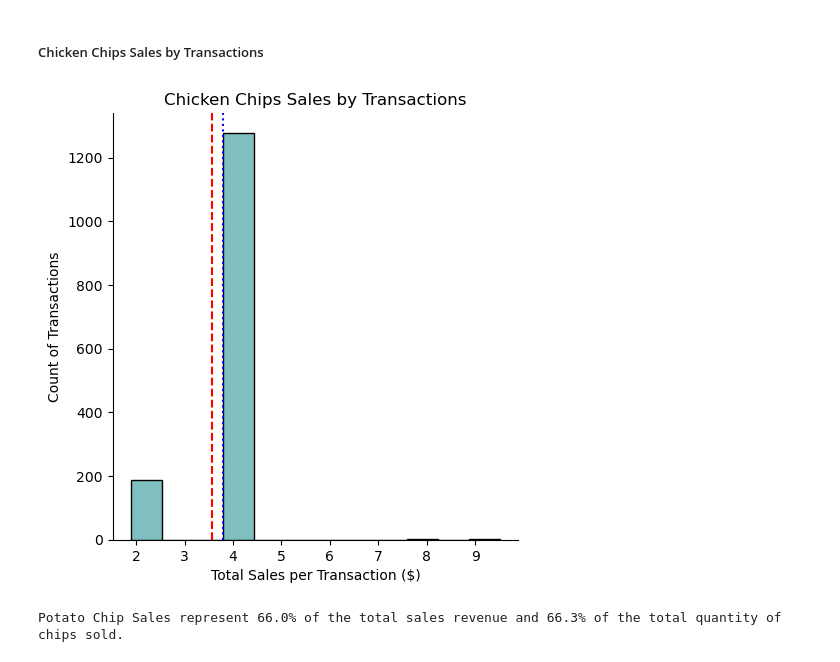
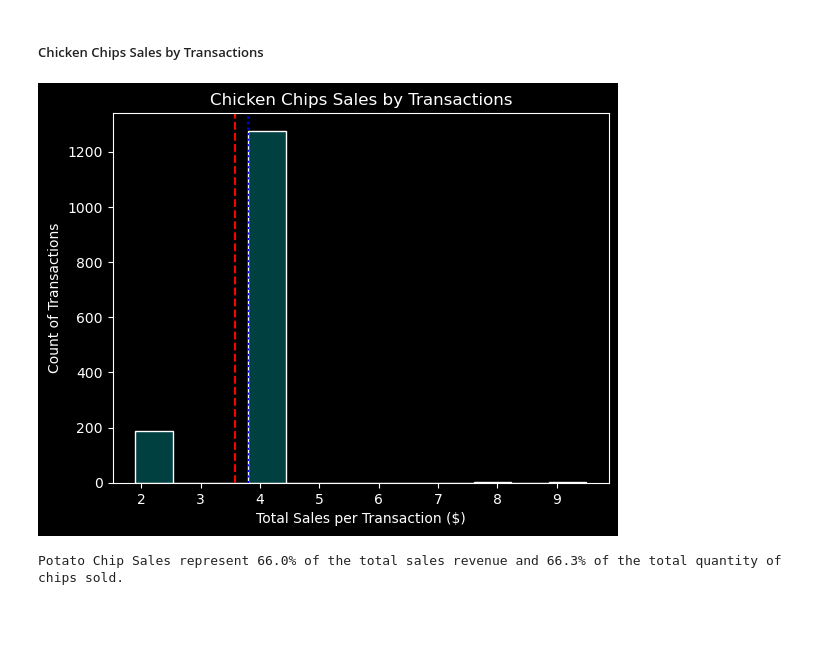
Before and after one commit to frantzalexander/Internship-Quantium, a Jupyter notebook: Exploratory Analysis.ipynb, the cells around one changed output. Drawn from its saved outputs; the diff is of its cells as text; code cells hidden in the pictures; blank space fills up the shorter version.

```diff
--- a/Exploratory Analysis.ipynb
+++ b/Exploratory Analysis.ipynb
@@ -25,6 +25,8 @@ import seaborn as sns
 import scipy.stats as st
 
 %matplotlib inline
+
+plt.style.use("dark_background")
 # %% [markdown]
 ## <en><center>Data Preparation</center></en>
 # %% [markdown]
@@ -945,26 +1222,26 @@ plt.title("Corn Chips Sales by Transactions");
 # %% [markdown]
 ##### Chicken Chips Sales by Transactions
 # %%
-sns.displot(
+sns.histplot(
     data = df.query('product_type == "Chicken Chips"')["tot_sales"],
     color = "teal",
     alpha = 0.5
 )
 plt.axvline(
     np.mean(df.query('product_type == "Chicken Chips"')["tot_sales"]),
     color = "red",
     ls = "--"
 )
 plt.axvline(
     np.median(df.query('product_type == "Chicken Chips"')["tot_sales"]),
     color = "blue",
     ls = ":"
 )
 plt.xlabel("Total Sales per Transaction ($)")
 plt.ylabel("Count of Transactions")
 plt.title("Chicken Chips Sales by Transactions");
 # %% [output]
-[figure, old version]
+[figure, new version]
 # %%
 potato_chip_sales = df.query('product_type == "Potato Chips"')["tot_sales"].sum().round(2)
 potato_chip_qty = df.query('product_type == "Potato Chips"')["prod_qty"].sum()
```
Also changed, not shown: parts of 41 cells of this notebook.
